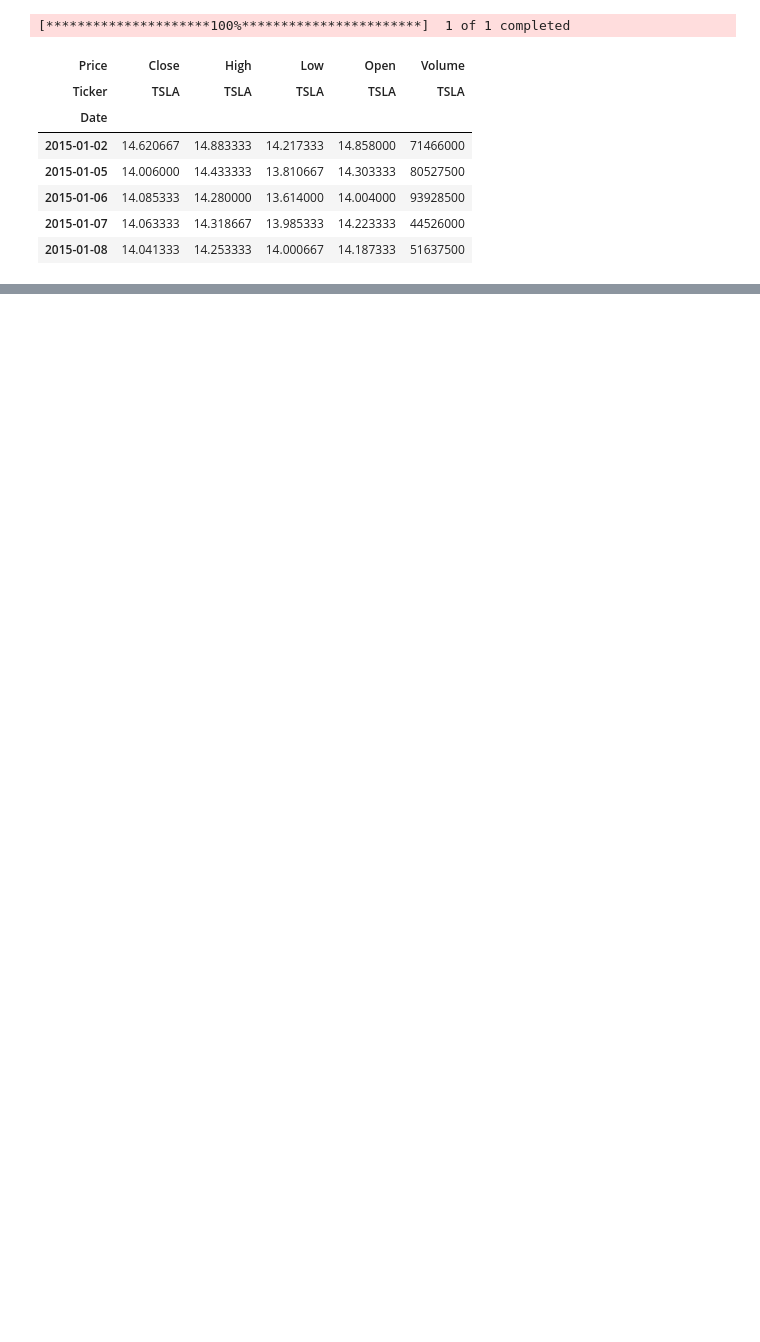
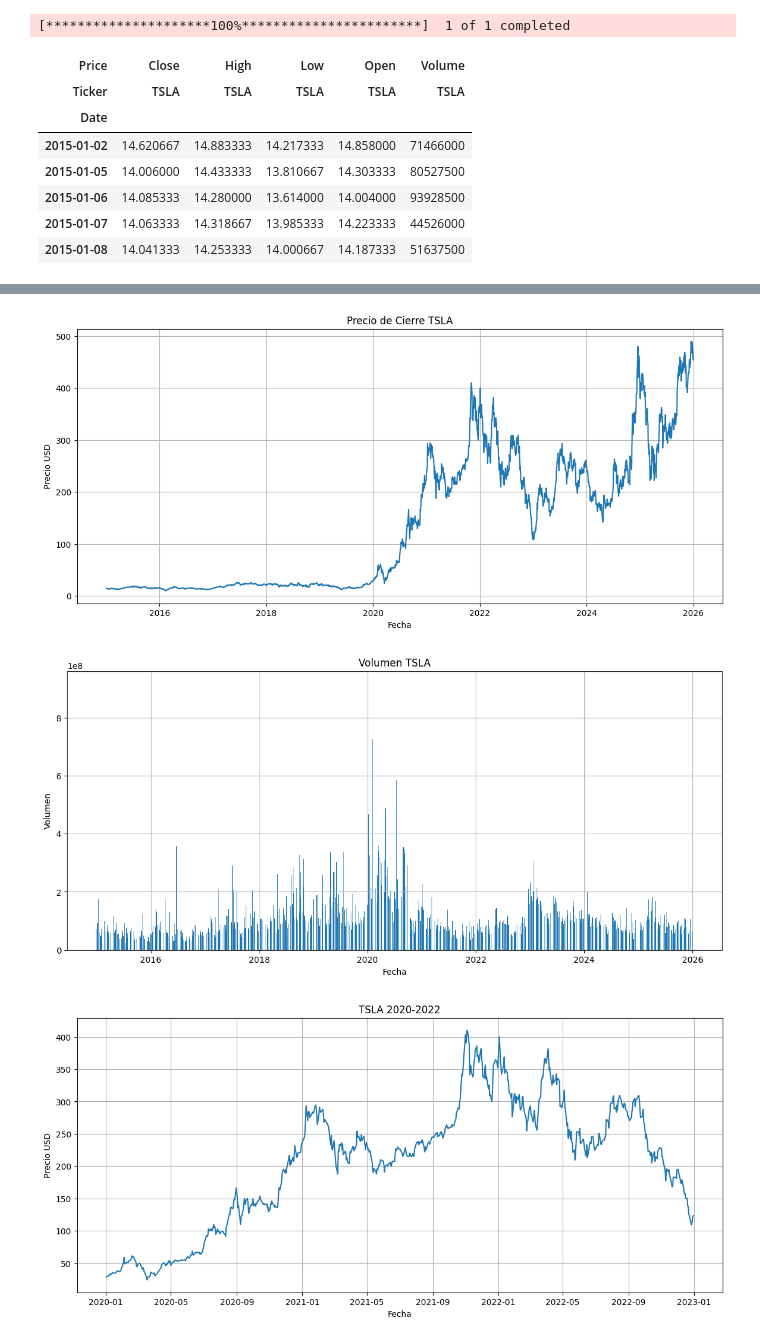
Before and after one commit to 42engineering/P3MetodologiasAgilesML, a Jupyter notebook: tdsp_template/scripts/tsl_stock_data.ipynb, the cells around one changed output, grey strips where cells are left out. Cells and saved outputs as stored; diff of their text form; code cells hidden in the pictures; blank space fills up the shorter version.

```diff
--- a/tdsp_template/scripts/tsl_stock_data.ipynb
+++ b/tdsp_template/scripts/tsl_stock_data.ipynb
@@ -19,3 +22,31 @@ display(df.head())
 | 2015-01-06 | 14.085333 | 14.280000 | 13.614000 | 14.004000 | 93928500 |
 | 2015-01-07 | 14.063333 | 14.318667 | 13.985333 | 14.223333 | 44526000 |
 | 2015-01-08 | 14.041333 | 14.253333 | 14.000667 | 14.187333 | 51637500 |
+# %%
+#Graficas
+def plotTimeSeries(dataframe, column, title, plotType='line', startDate=None, endDate=None, xLabel='Fecha', yLabel='Valor', figureSize=(14, 6)):
+
+    filteredData = dataframe.copy()
+
+    if startDate is not None:
+        filteredData = filteredData[filteredData.index >= startDate]
+
+    if endDate is not None:
+        filteredData = filteredData[filteredData.index <= endDate]
+
+    seriesData = filteredData[column].squeeze()
+
+    plt.figure(figsize=figureSize)
+
+    if plotType == 'line':
+        plt.plot(filteredData.index, seriesData)
+
+    elif plotType == 'bar':
+        plt.bar(filteredData.index, seriesData)
+
+    plt.title(title)
+    plt.xlabel(xLabel)
+    plt.ylabel(yLabel)
+    plt.grid(True)
+
+    plt.show()
@@ -21,0 +79,8 @@ display(df.head())
+# %%
+print("\nValores faltantes:")
+print(df.isnull().sum())
+print("\nDuplicados:")
+print(df.duplicated().sum())
+
+df.drop_duplicates(inplace=True)
+df.dropna(inplace=True)
@@ -21,0 +114,8 @@ display(df.head())
+# %%
+plotTimeSeries( dataframe=df,column='Close',title='Precio de Cierre TSLA',plotType='line',yLabel='Precio USD')
+plotTimeSeries(dataframe=df,column='Volume',title='Volumen TSLA',plotType='bar',yLabel='Volumen')
+plotTimeSeries(dataframe=df,column='Close',title='TSLA 2020-2022',plotType='line',startDate='2020-01-01',endDate='2022-12-31',yLabel='Precio USD')
+# %% [output]
+[figure, added]
+[figure, added]
+[figure, added]
```
Also changed, not shown: parts of 11 cells of this notebook.
